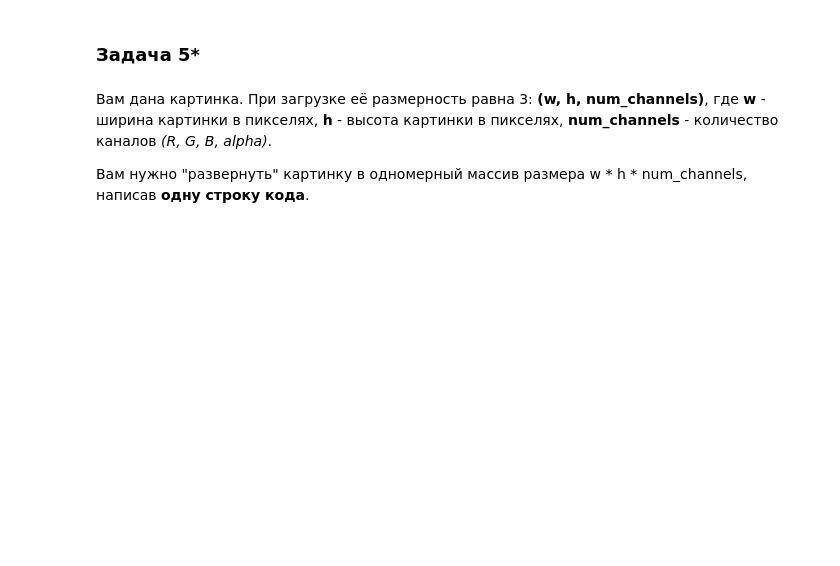
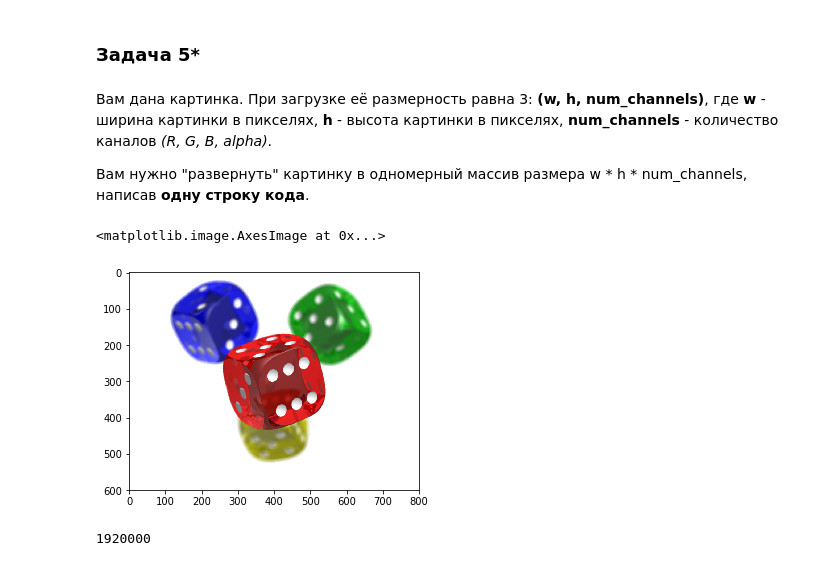
Before and after one commit to Skufler/mlschl, a Jupyter notebook: Seminars/NumPy.ipynb, the cells around one changed output. Drawn from its saved outputs; the diff is of its cells as text; code cells hidden in the pictures; blank space fills up the shorter version.

```diff
--- a/Seminars/NumPy.ipynb
+++ b/Seminars/NumPy.ipynb
@@ -204,6 +212,9 @@ draw_f(gridx, gridy)
 from matplotlib import pyplot as plt
 %matplotlib inline
 # %%
-path_to_image = './image.png'
+path_to_image = './dice.png'
 image_array = plt.imread(path_to_image)
-plt.imshow(image_array);
+plt.imshow(image_array)
+# %% [output]
+<matplotlib.image.AxesImage at 0x...>
+[figure, added]
@@ -212,2 +223,5 @@ flat_image_array = # Ваш код здесь
 # %%
 # здесь выведите размер нового массива
+print(len(flat_image_array))
+# %% [output]
+1920000
```
Also changed, not shown: parts of 8 cells of this notebook.
